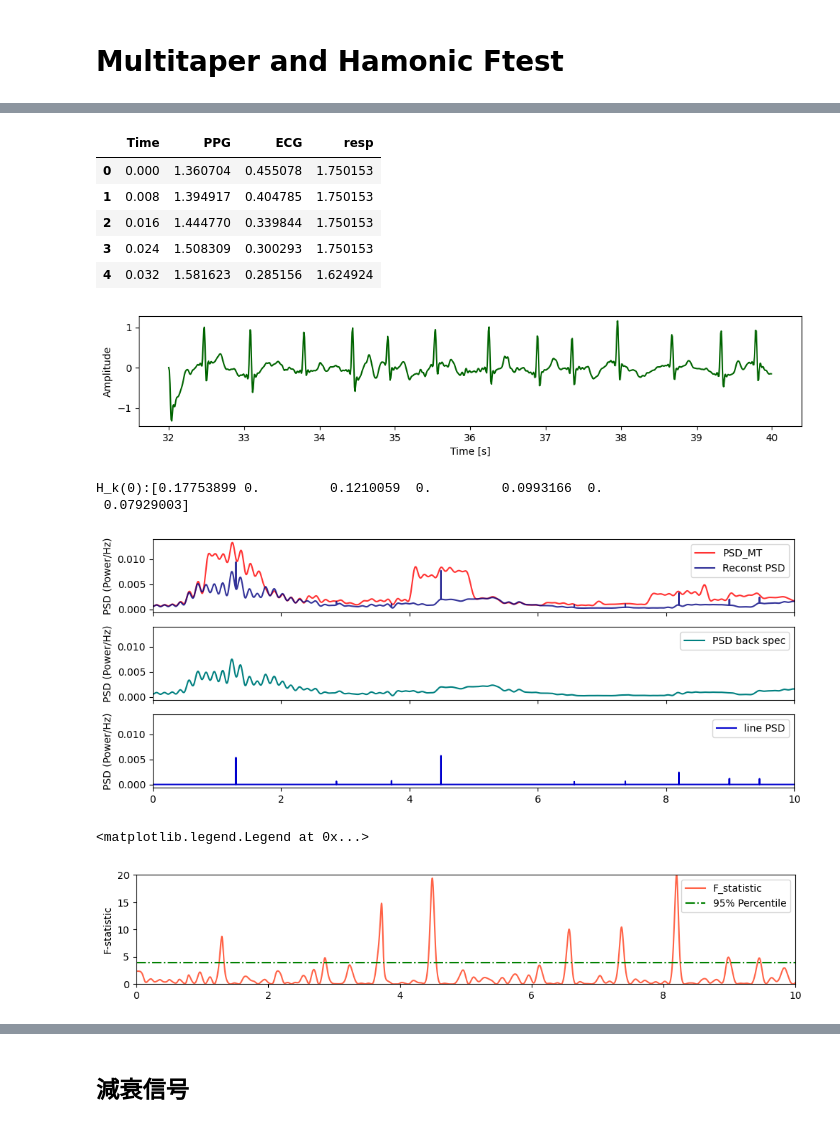
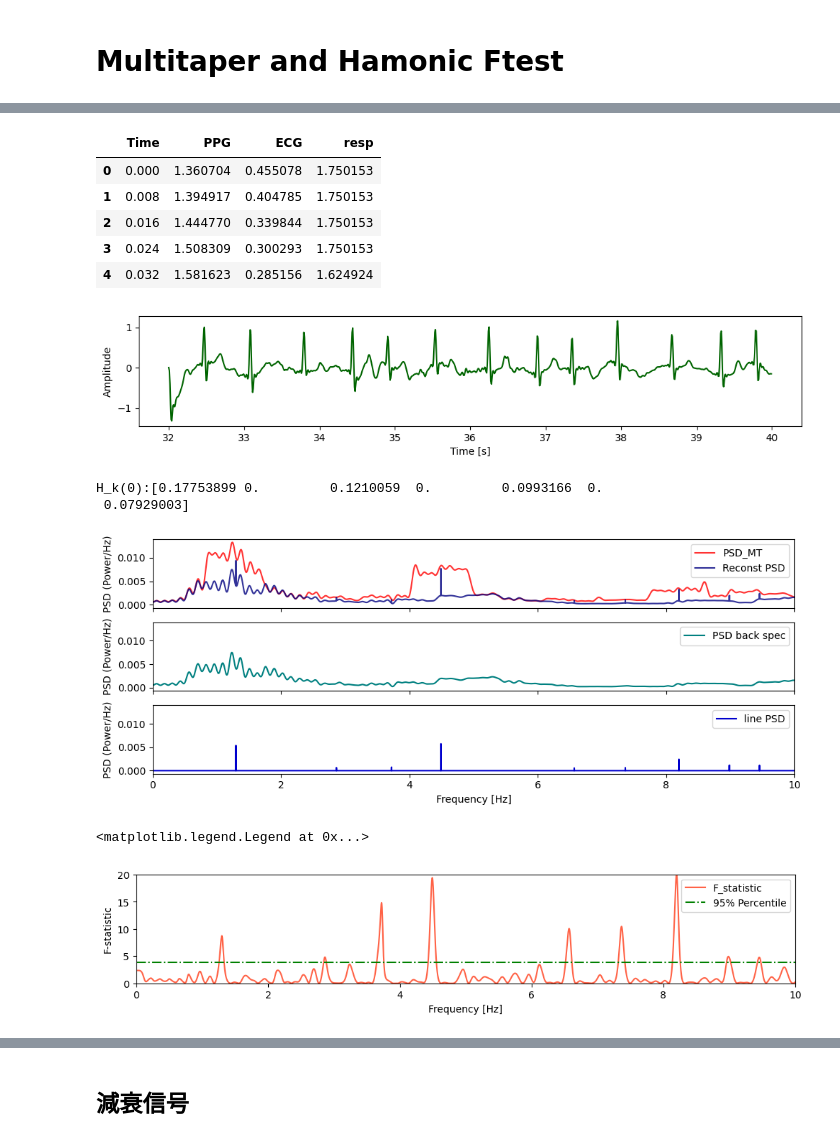
Before and after one commit to Chamusuke/Multitaper_harmonic_Ftest, a Jupyter notebook: python/example.ipynb, the cells around one changed output, grey strips where cells are left out. Drawn from its saved outputs; the diff is of its cells as text; code cells hidden in the pictures.

```diff
--- a/python/example.ipynb
+++ b/python/example.ipynb
@@ -180,35 +182,37 @@ ax.legend()
 # ---- プロット (Reconstructed PSD) ----
 ax = axes[2]
 ax.plot(MTSpec.f, MTSpec.re_psd[2, :], '-', label='line PSD', alpha=1, c='mediumblue', lw=1.5)
 ax.set_ylabel('PSD (Power/Hz)')
+ax.set_xlabel('Frequency [Hz]')
 ax.legend()
 # ---- レイアウトの調整 ----
 plt.tight_layout()  # 各プロットの間隔を調整
 plt.show()
 
 
 # ---- プロット (F-statistic) ----
 fig = plt.figure(figsize=(12, 2))
 ax = fig.add_subplot()
 ax.plot(MTSpec.f, MTSpec.F_stat[0, :], '-', label='F_statistic', alpha=1, c='tomato', lw=1.5)
 ax.hlines(MTSpec.F_crit, MTSpec.f[0], MTSpec.f[-1], linestyles="-.", color='green', label='95% Percentile')
 ax.set_ylabel('F-statistic')
+ax.set_xlabel('Frequency [Hz]')
 ax.set_xlim(0,10)
 ax.set_ylim(0,20)
 ax.legend()
 # %% [output]
 |  | Time | PPG | ECG | resp |
 | 0 | 0.000 | 1.360704 | 0.455078 | 1.750153 |
 | 1 | 0.008 | 1.394917 | 0.404785 | 1.750153 |
 | 2 | 0.016 | 1.444770 | 0.339844 | 1.750153 |
 | 3 | 0.024 | 1.508309 | 0.300293 | 1.750153 |
 | 4 | 0.032 | 1.581623 | 0.285156 | 1.624924 |
 [figure]
 H_k(0):[0.17753899 0.         0.1210059  0.         0.0993166  0.
  0.07929003]
-[figure, old version]
+[figure, new version]
 <matplotlib.legend.Legend at 0x...>
-[figure, old version]
+[figure, new version]
 # %%
 signal_ppg = df_ecg["PPG"].iloc[4000:6000].to_numpy()
 time_ppg = df_ecg["Time"].iloc[4000:6000].to_numpy()
```
Also changed, not shown: parts of 4 cells of this notebook.
